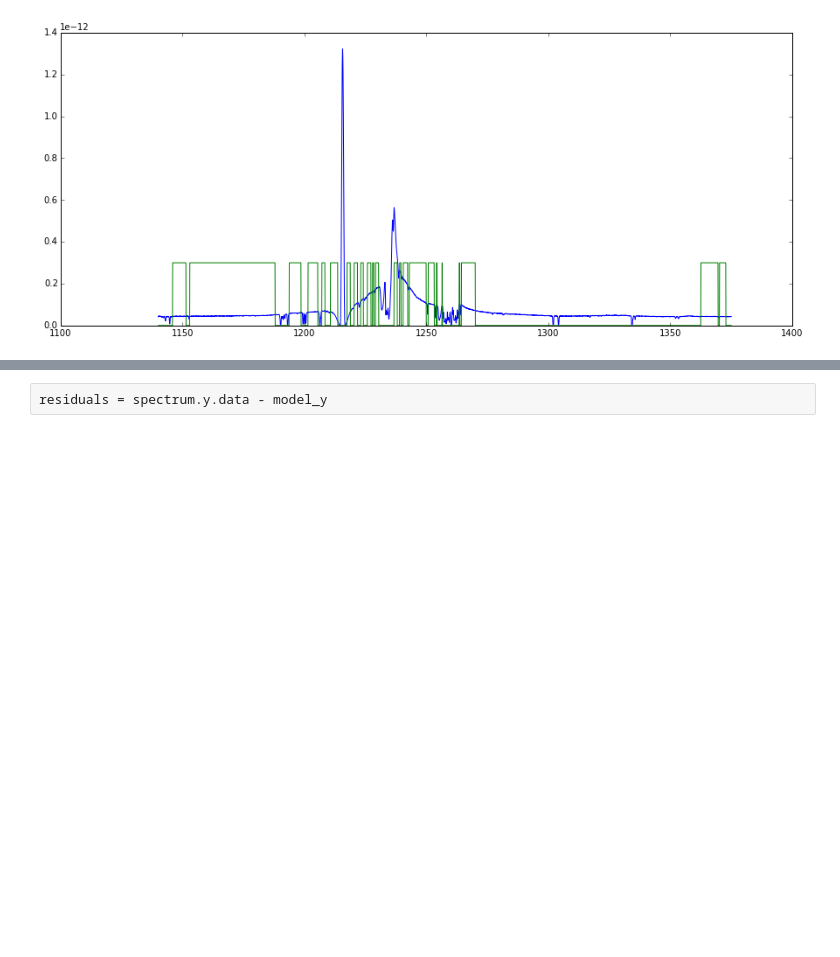
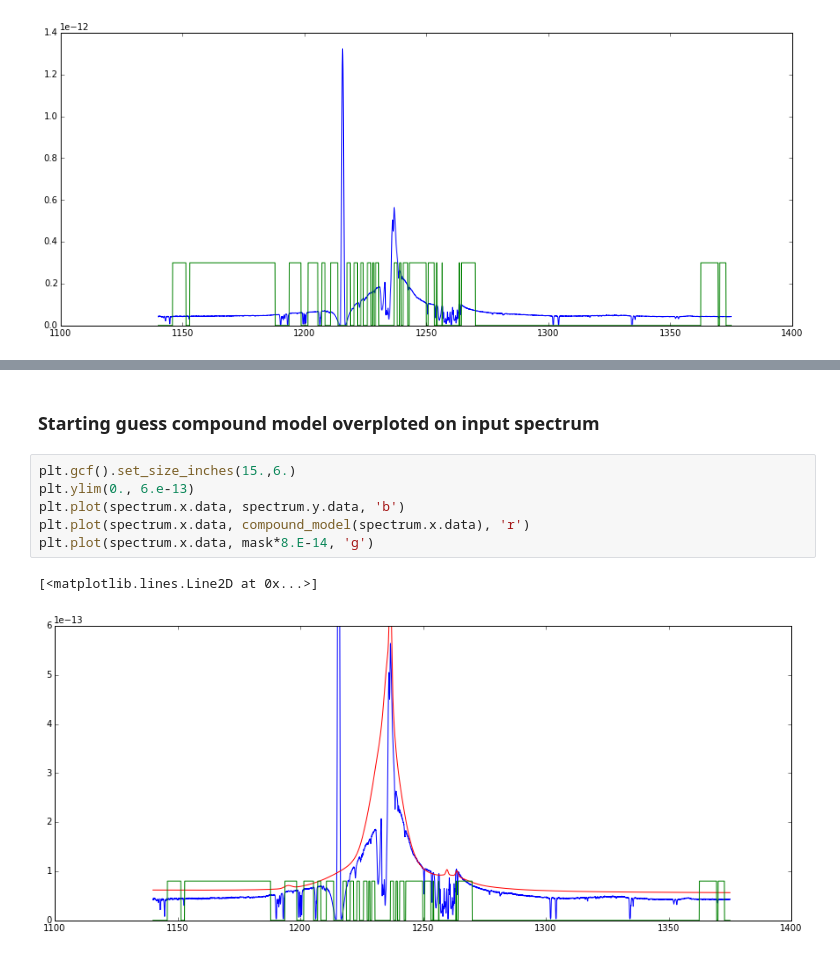
Before and after one commit to ibusko/specfit, a Jupyter notebook: proto/specfit_demo.ipynb, the cells around one changed output, grey strips where cells are left out. Cells and saved outputs as stored; diff of their text form; blank space fills up the shorter version.

```diff
--- a/proto/specfit_demo.ipynb
+++ b/proto/specfit_demo.ipynb
@@ -116,2 +152,11 @@ plt.plot(spectrum.x.data, model_y, 'r')
-# %%
-residuals = spectrum.y.data - model_y
+# %% [markdown]
+<h3>Starting guess compound model overploted on input spectrum</h3>
+# %%
+plt.gcf().set_size_inches(15.,6.)
+plt.ylim(0., 6.e-13)
+plt.plot(spectrum.x.data, spectrum.y.data, 'b')
+plt.plot(spectrum.x.data, compound_model(spectrum.x.data), 'r')
+plt.plot(spectrum.x.data, mask*8.E-14, 'g')
+# %% [output]
+[<matplotlib.lines.Line2D at 0x...>]
+[figure, added]
```
Also changed, not shown: parts of 21 cells of this notebook, 2 other files.
